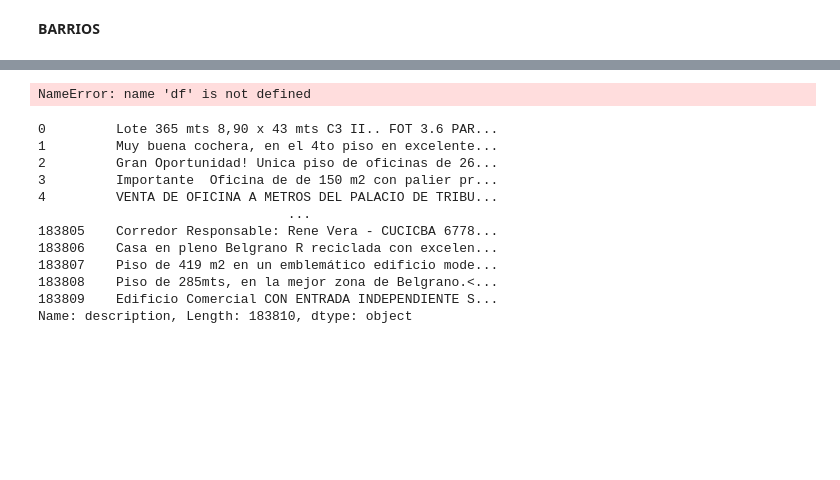
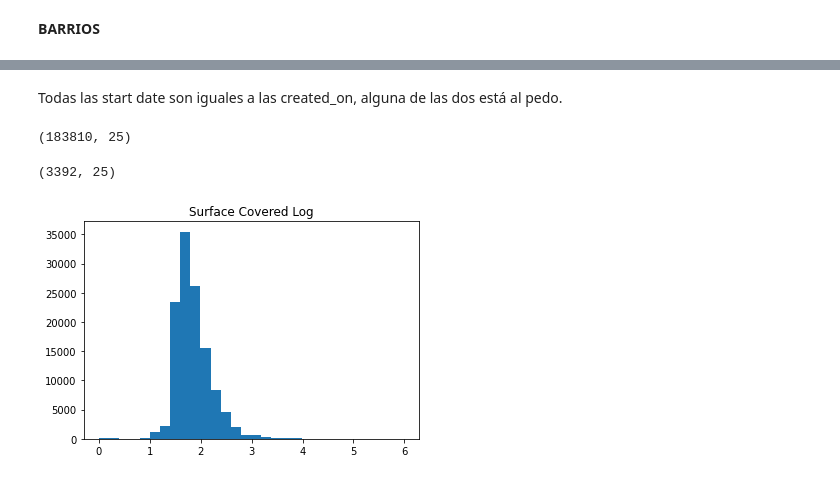
Before and after one commit to Ignacio-Ibarra/tpAA, a Jupyter notebook: tpAA.ipynb, the cells around one changed output, grey strips where cells are left out. Cells and saved outputs as stored; diff of their text form; code cells hidden in the pictures; blank space fills up the shorter version.

```diff
--- a/tpAA.ipynb
+++ b/tpAA.ipynb
@@ -222,19 +212,20 @@ Name: currency, dtype: int64
-# %%
-df.columns
-# %% [output]
-NameError: name 'df' is not defined
-# %%
-df.description
-# %% [output]
-0         Lote 365 mts 8,90 x 43 mts C3 II.. FOT 3.6 PAR...
-1         Muy buena cochera, en el 4to piso en excelente...
-2         Gran Oportunidad! Unica piso de oficinas de 26...
-3         Importante  Oficina de de 150 m2 con palier pr...
-4         VENTA DE OFICINA A METROS DEL PALACIO DE TRIBU...
-                                ...
-183805    Corredor Responsable: Rene Vera - CUCICBA 6778...
-183806    Casa en pleno Belgrano R reciclada con excelen...
-183807    Piso de 419 m2 en un emblemático edificio mode...
-183808    Piso de 285mts, en la mejor zona de Belgrano.<...
-183809    Edificio Comercial CON ENTRADA INDEPENDIENTE S...
-Name: description, Length: 183810, dtype: object
+# %% [markdown]
+Todas las start date son iguales a las created_on, alguna de las dos está al pedo.
+# %%
+df[df.start_date == df.created_on].shape
+# %% [output]
+(183810, 25)
+# %%
+#993 casos en donde no tenemos superficie cubierta
+df[df.price.isna()].shape
+# %% [output]
+(3392, 25)
+# %%
+import matplotlib.pyplot as plt
+import numpy as np
+log_surface_cov = np.log10(df.surface_covered)
+plt.hist(log_surface_cov, bins=30)
+plt.title("Surface Covered Log")
+plt.show()
+# %% [output]
+[figure, added]
```
Also changed, not shown: parts of 10 cells of this notebook, 3 other files.
